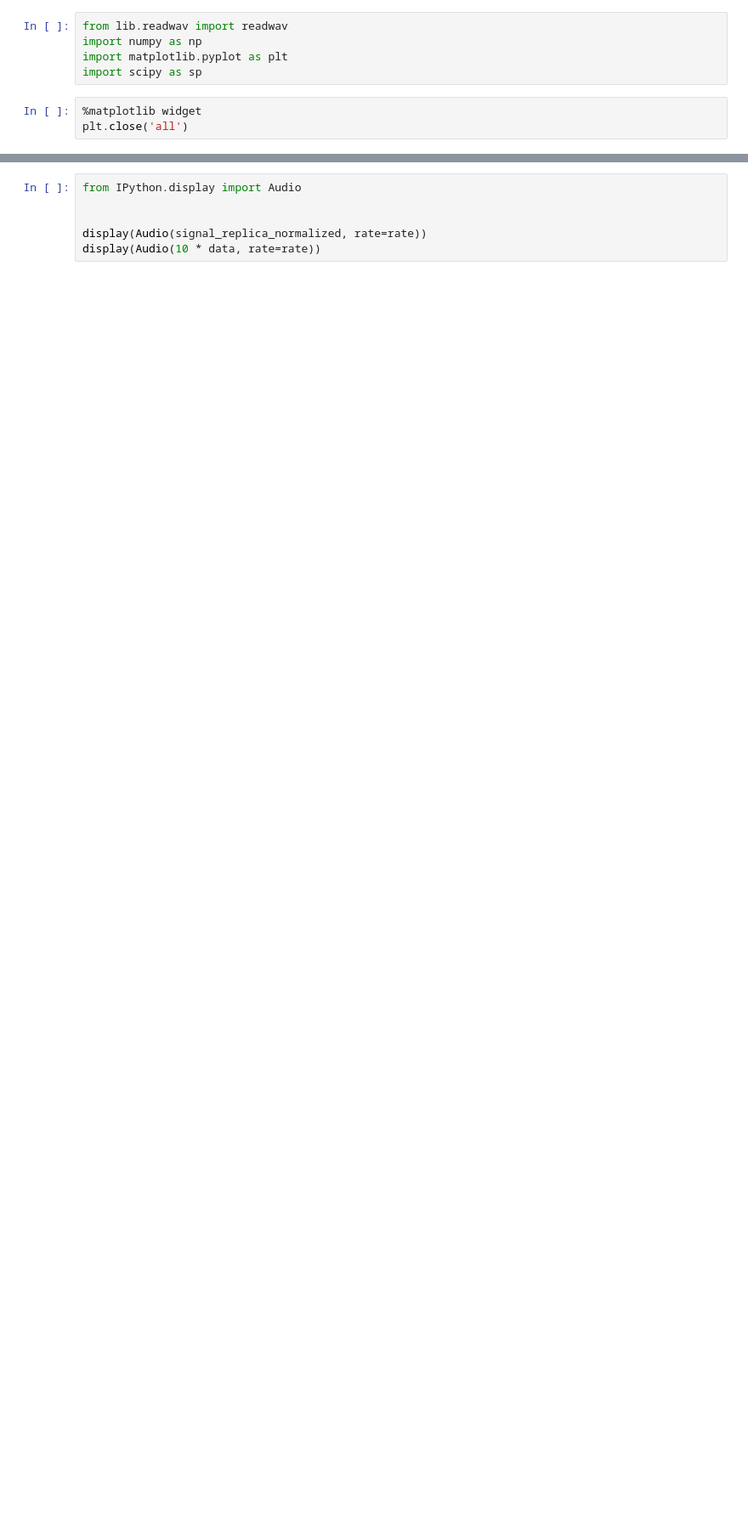
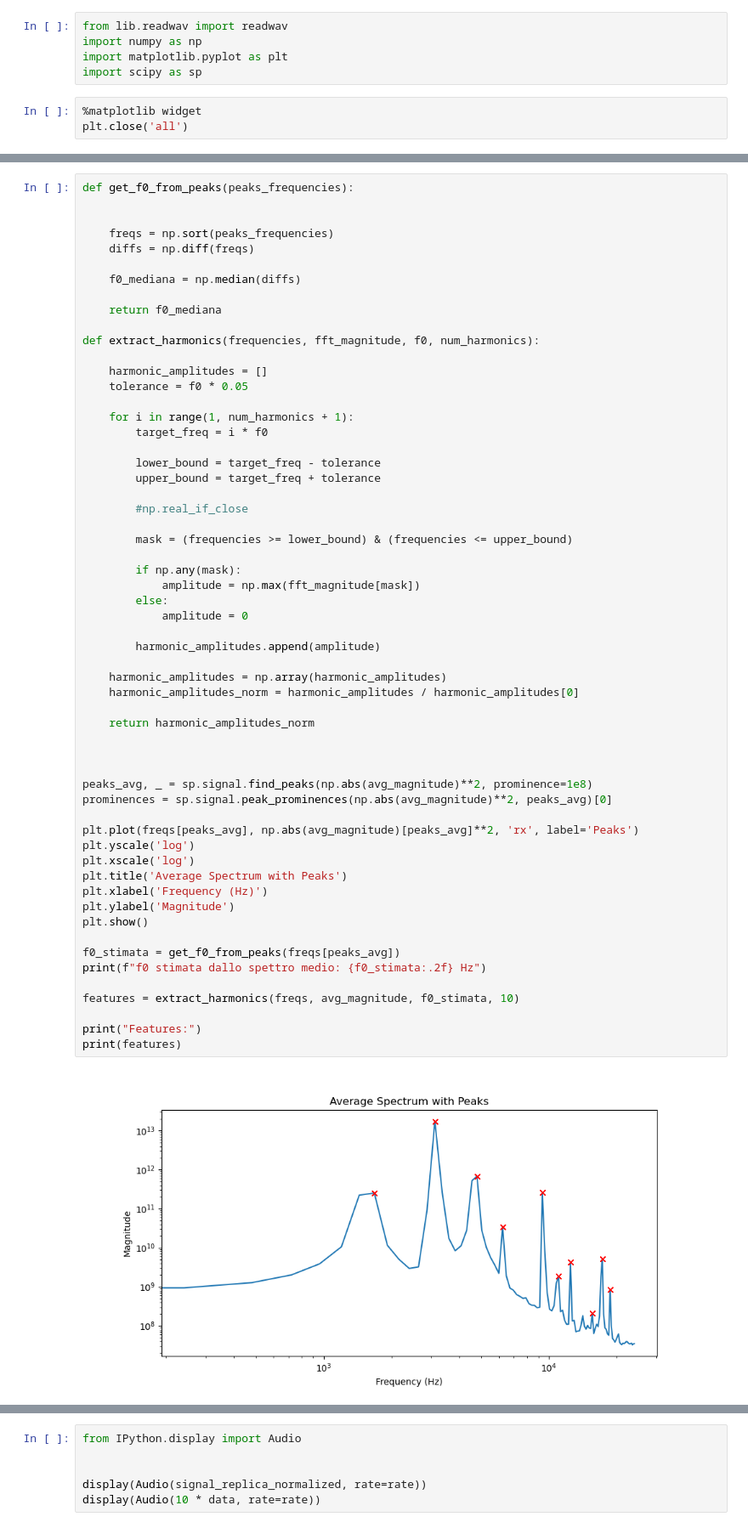
Before and after one commit to Lvetto/lmd_organo, a Jupyter notebook: Organ.ipynb, the cells around one changed output, grey strips where cells are left out. Shown at 85% size. Cells and saved outputs as stored; diff of their text form; blank space fills up the shorter version.

```diff
--- a/Organ.ipynb
+++ b/Organ.ipynb
@@ -185,0 +205,60 @@ plt.show()
+# %%
+def get_f0_from_peaks(peaks_frequencies):
+
+
+    freqs = np.sort(peaks_frequencies)
+    diffs = np.diff(freqs)
+
+    f0_mediana = np.median(diffs)
+
+    return f0_mediana
+
+def extract_harmonics(frequencies, fft_magnitude, f0, num_harmonics):
+
+    harmonic_amplitudes = []
+    tolerance = f0 * 0.05
+
+    for i in range(1, num_harmonics + 1):
+        target_freq = i * f0
+
+        lower_bound = target_freq - tolerance
+        upper_bound = target_freq + tolerance
+
+        #np.real_if_close
+
+        mask = (frequencies >= lower_bound) & (frequencies <= upper_bound)
+
+        if np.any(mask):
+            amplitude = np.max(fft_magnitude[mask])
+        else:
+            amplitude = 0
+
+        harmonic_amplitudes.append(amplitude)
+
+    harmonic_amplitudes = np.array(harmonic_amplitudes)
+    harmonic_amplitudes_norm = harmonic_amplitudes / harmonic_amplitudes[0]
+
+    return harmonic_amplitudes_norm
+
+
+
+peaks_avg, _ = sp.signal.find_peaks(np.abs(avg_magnitude)**2, prominence=1e8)
+prominences = sp.signal.peak_prominences(np.abs(avg_magnitude)**2, peaks_avg)[0]
+
+plt.plot(freqs[peaks_avg], np.abs(avg_magnitude)[peaks_avg]**2, 'rx', label='Peaks')
+plt.yscale('log')
+plt.xscale('log')
+plt.title('Average Spectrum with Peaks')
+plt.xlabel('Frequency (Hz)')
+plt.ylabel('Magnitude')
+plt.show()
+
+f0_stimata = get_f0_from_peaks(freqs[peaks_avg])
+print(f"f0 stimata dallo spettro medio: {f0_stimata:.2f} Hz")
+
+features = extract_harmonics(freqs, avg_magnitude, f0_stimata, 10)
+
+print("Features:")
+print(features)
+# %% [output]
+[figure, added]
```
Also changed, not shown: parts of 7 cells of this notebook.
